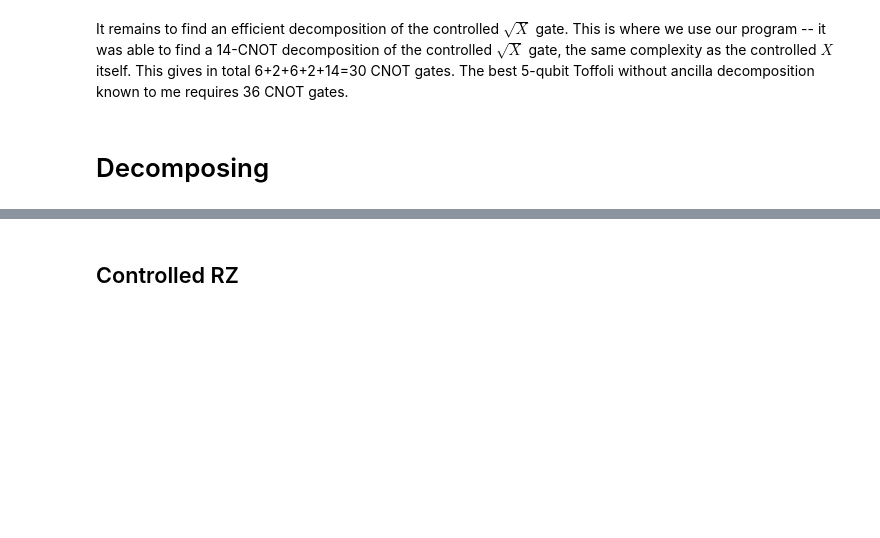
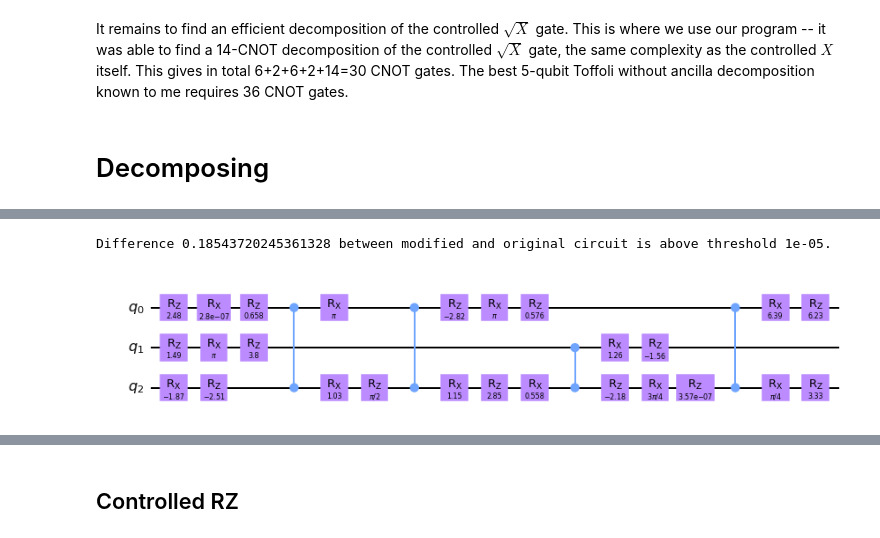
Before and after one commit to idnm/cpflow, a Jupyter notebook: Toffoli special.ipynb, the cells around one changed output, grey strips where cells are left out. Saved outputs shown, nothing was run; the diff lists cells and outputs as text; code cells hidden in the pictures; blank space fills up the shorter version.

```diff
--- a/Toffoli special.ipynb
+++ b/Toffoli special.ipynb
@@ -79,0 +82,6 @@ It remains to find an efficient decomposition of the controlled $\sqrt{X}$ gate.
+# %%
+unitary_loss_f = lambda u: disc_modulo_diagonal(u_toff3, u, 3, [2])
+decomposer = Decompose(connected_layer(3), unitary_loss_func=unitary_loss_f, label='relative_toff3_2q')
+options = StaticOptions(num_cp_gates=8, accepted_num_cz_gates=4, num_samples=20)
+
+results = decomposer.static(options)
@@ -79,0 +100,7 @@ It remains to find an efficient decomposition of the controlled $\sqrt{X}$ gate.
+# %%
+d = results.decompositions[0]
+d.make_exact(recursion_degree=2)
+d.circuit.draw(output='mpl')
+# %% [output]
+Difference 0.18543720245361328 between modified and original circuit is above threshold 1e-05.
+[figure, added]
```
Also changed, not shown: parts of 11 cells of this notebook, 5 other files.
